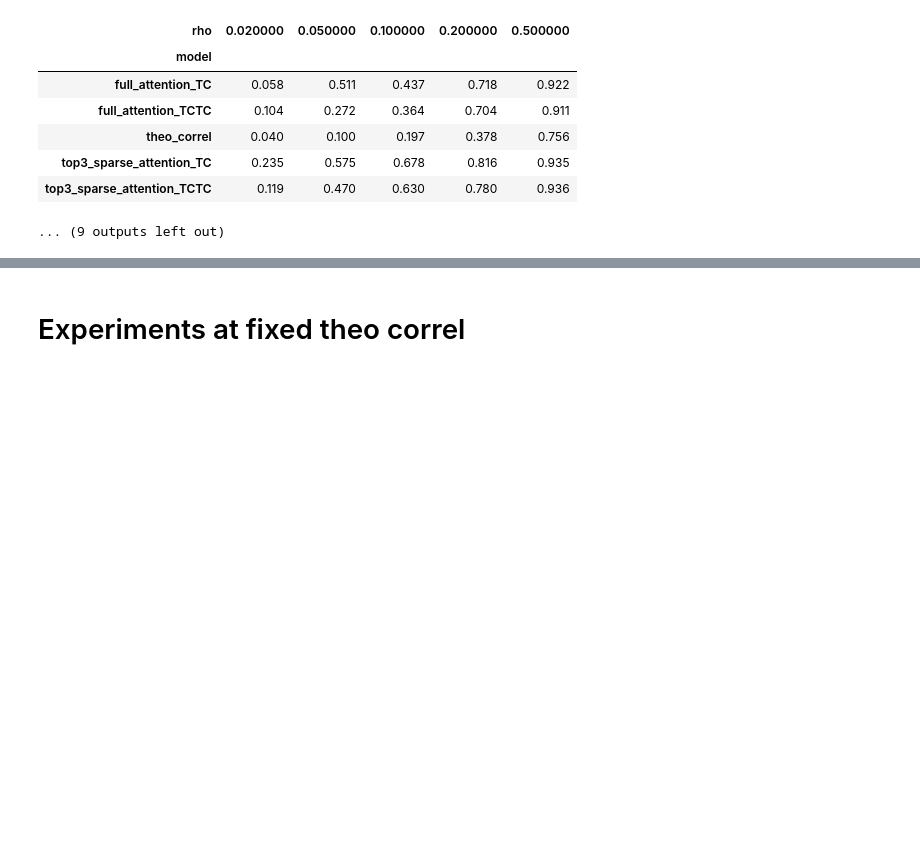
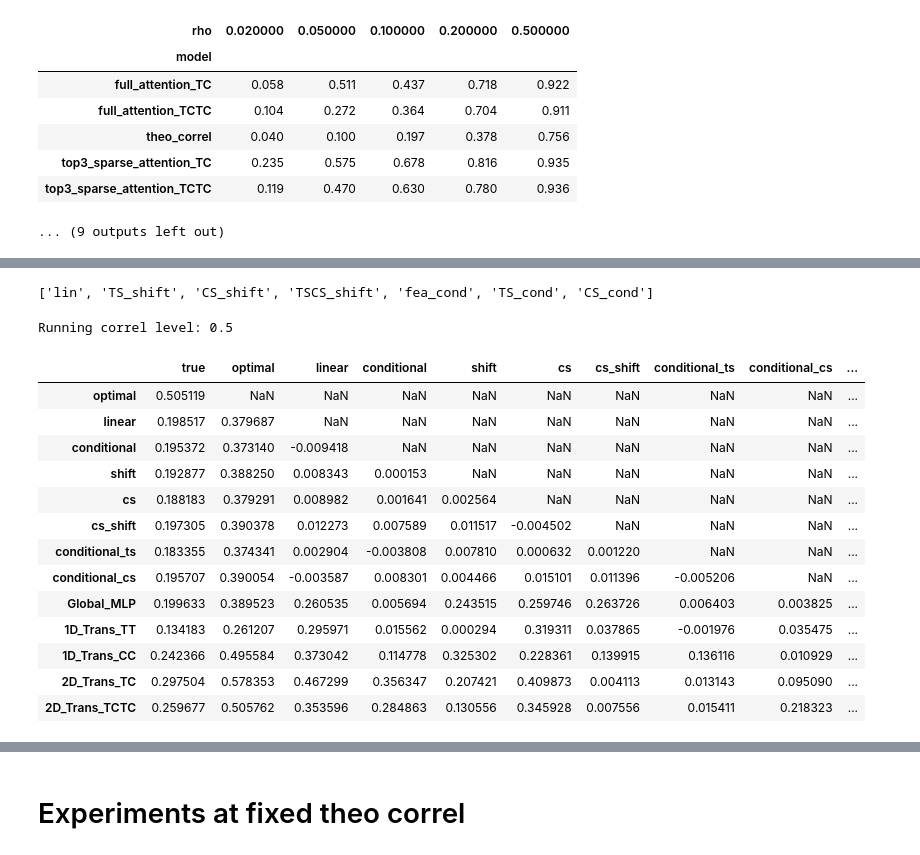
Before and after one commit to cyrilgarcia009/TSNN, a Jupyter notebook: notebooks/figures_for_paper2.ipynb, the cells around one changed output, grey strips where cells are left out. Saved outputs shown, nothing was run; the diff lists cells and outputs as text; code cells hidden in the pictures; blank space fills up the shorter version.

```diff
--- a/notebooks/figures_for_paper2.ipynb
+++ b/notebooks/figures_for_paper2.ipynb
@@ -1058,7 +1089,8 @@ def run_models2_new_effects(rhos, effect, T=4000, n_ts=10, n_f=5, n_rolling=10):
     embeddings_dict_new = {'lin': "none", 'TS_shift': "T", "CS_shift": "C", "fea_cond": "none", "TSCS_shift": "both", 'TS_cond': "T",  'CS_cond': "C"}
 
     list_effects1 = [effect]*n_f
-    correl_split_by_fea1 = [1/np.sqrt(n_f)]*n_f
+    half_n_f = int(n_f/2)
+    correl_split_by_fea1 = [1/np.sqrt(half_n_f)]*(half_n_f) + [0]*half_n_f
 
     mask = causal_mask
     mask_c = build_attention_mask(mask, n_rolling, device=device)
@@ -1257,0 +1948,18 @@ fea_cond
+# %%
+# Parameters
+
+T=4000
+n_rolling = 10
+n_f = 7
+n_ts = 10
+
+rho = 0.5
+
+# The possible effects are: lin, TS_shift, CS_shift, TSCS_shift, fea_cond, TS_cond, CS_cond
+
+#list_effects1 = ["lin", "TS_shift", "CS_shift", "TSCS_shift", "fea_cond", "TS_cond", "CS_cond"]*2
+list_effects1 = ["lin", "TS_shift", "CS_shift", "TSCS_shift", "fea_cond", "TS_cond", "CS_cond"]
+
+print(list_effects1)
+# %% [output]
+['lin', 'TS_shift', 'CS_shift', 'TSCS_shift', 'fea_cond', 'TS_cond', 'CS_cond']
@@ -1257,0 +2004,53 @@ fea_cond
+# %%
+# Code to run the model with the parameters above.
+
+res_train = []
+res_test = []
+
+print("Running correl level:", rho)
+theo_correl_is = get_ols_corr(n_ts*n_f*n_rolling, T*0.625, rho, oos=False)
+theo_correl_oos = get_ols_corr(n_ts*n_f*n_rolling, T*0.625, rho, oos=True)
+
+
+models_torch = {
+    k: torch_benchmarks.TorchWrapper(
+        models_torch[k],
+        optimizer=torch.optim.AdamW(models_torch[k].parameters(), lr=0.001),
+        loss_fn=nn.MSELoss()
+    ) for k in models_torch
+}
+
+
+for k in models_torch:
+    roll_y = True
+    if k in ['Global_MLP', '1D_Trans_CC']:
+        roll_y = False
+    z.get_dataloader(n_rolling=n_rolling, roll_y=roll_y)
+    models_torch[k].fit(z.train, test=z.test, epochs=40, plot=False, verbose=0)
+
+
+comp = benchmark_comparison.Comparator(models=[models_torch[k] for k in models_torch],
+model_names=[k for k in models_torch]
+)
+# %% [output]
+Running correl level: 0.5
+# %%
+corr_train = comp.correl(z, mode="train", return_values=True)
+corr_test  = comp.correl(z, mode="test",  return_values=True)
+# %%
+corr_test
+# %% [output]
+|  | true | optimal | linear | conditional | shift | cs | cs_shift | conditional_ts | conditional_cs | ... |
+| optimal | 0.505119 | NaN | NaN | NaN | NaN | NaN | NaN | NaN | NaN | ... |
+| linear | 0.198517 | 0.379687 | NaN | NaN | NaN | NaN | NaN | NaN | NaN | ... |
+| conditional | 0.195372 | 0.373140 | -0.009418 | NaN | NaN | NaN | NaN | NaN | NaN | ... |
+| shift | 0.192877 | 0.388250 | 0.008343 | 0.000153 | NaN | NaN | NaN | NaN | NaN | ... |
+| cs | 0.188183 | 0.379291 | 0.008982 | 0.001641 | 0.002564 | NaN | NaN | NaN | NaN | ... |
+| cs_shift | 0.197305 | 0.390378 | 0.012273 | 0.007589 | 0.011517 | -0.004502 | NaN | NaN | NaN | ... |
+| conditional_ts | 0.183355 | 0.374341 | 0.002904 | -0.003808 | 0.007810 | 0.000632 | 0.001220 | NaN | NaN | ... |
+| conditional_cs | 0.195707 | 0.390054 | -0.003587 | 0.008301 | 0.004466 | 0.015101 | 0.011396 | -0.005206 | NaN | ... |
+| Global_MLP | 0.199633 | 0.389523 | 0.260535 | 0.005694 | 0.243515 | 0.259746 | 0.263726 | 0.006403 | 0.003825 | ... |
+| 1D_Trans_TT | 0.134183 | 0.261207 | 0.295971 | 0.015562 | 0.000294 | 0.319311 | 0.037865 | -0.001976 | 0.035475 | ... |
+| 1D_Trans_CC | 0.242366 | 0.495584 | 0.373042 | 0.114778 | 0.325302 | 0.228361 | 0.139915 | 0.136116 | 0.010929 | ... |
+| 2D_Trans_TC | 0.297504 | 0.578353 | 0.467299 | 0.356347 | 0.207421 | 0.409873 | 0.004113 | 0.013143 | 0.095090 | ... |
+| 2D_Trans_TCTC | 0.259677 | 0.505762 | 0.353596 | 0.284863 | 0.130556 | 0.345928 | 0.007556 | 0.015411 | 0.218323 | ... |
```
Also changed, not shown: parts of 54 cells of this notebook, 1 other file.
